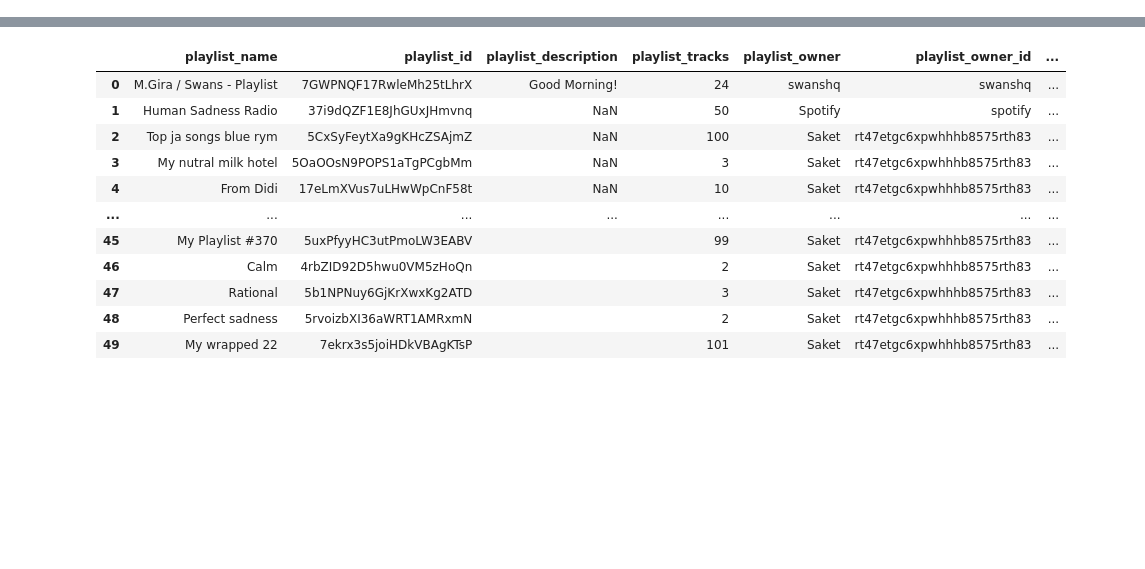
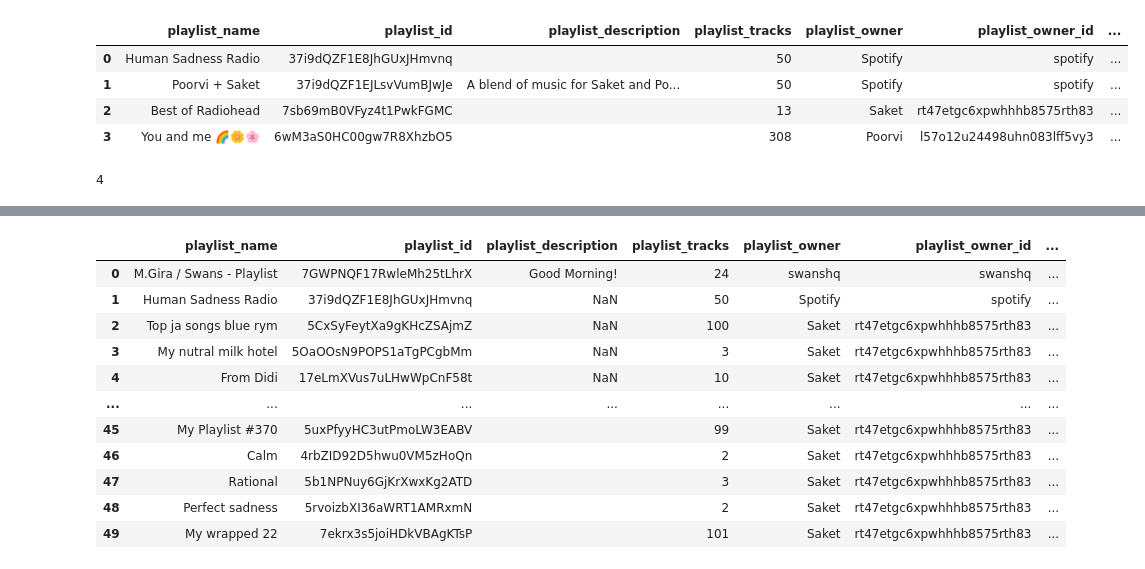
Before and after one commit to saketthakur001/Project_spotify, a Jupyter notebook: main.ipynb, the cells around one changed output, grey strips where cells are left out. Drawn from its saved outputs; the diff is of its cells as text; code cells hidden in the pictures; blank space fills up the shorter version.

```diff
--- a/main.ipynb
+++ b/main.ipynb
@@ -400,3 +404,17 @@ for i in range(len(new_df)):
+# %%
+""" Uesr can add commands in the playlist name or in the playlist discription, this function
+searches for the all the possible commands and returns a list of the commands """
+def get_commands(dataframe):
+# %% [output]
+|  | playlist_name | playlist_id | playlist_description | playlist_tracks | playlist_owner | playlist_owner_id | ... |
+| 0 | Human Sadness Radio | 37i9dQZF1E8JhGUxJHmvnq |  | 50 | Spotify | spotify | ... |
+| 1 | Poorvi + Saket | 37i9dQZF1EJLsvVumBJwJe | A blend of music for Saket and Po... | 50 | Spotify | spotify | ... |
+| 2 | Best of Radiohead | 7sb69mB0VFyz4t1PwkFGMC |  | 13 | Saket | rt47etgc6xpwhhhb8575rth83 | ... |
+| 3 | You and me 🌈🌼🌸 | 6wM3aS0HC00gw7R8XhzbO5 |  | 308 | Poorvi | l57o12u24498uhn083lff5vy3 | ... |
+# %%
+the_index
+# %% [output]
+4
 # %%
 
 # # a functions that finds what difference were made in the new dataframe and the old one
```
Also changed, not shown: parts of 2 cells of this notebook.
